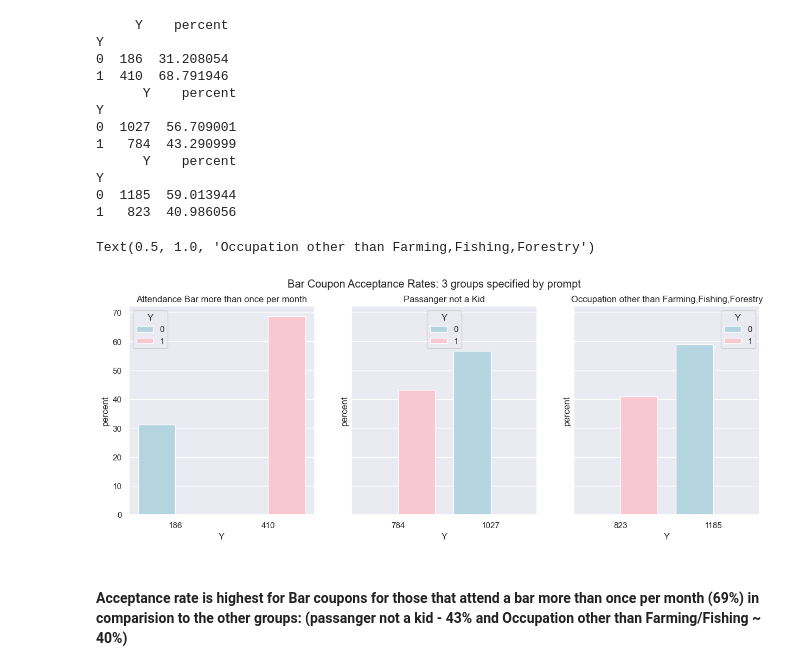
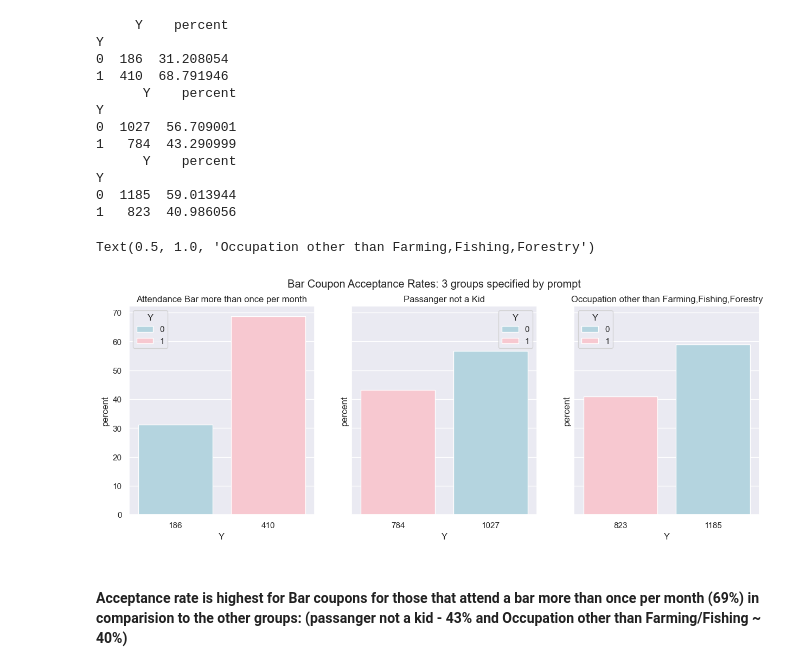
Before and after one commit to kesavan2017/ucbe-AIML-practical-application-51, a Jupyter notebook: prompt.ipynb, the cells around one changed output. Cells and saved outputs as stored; diff of their text form; code cells hidden in the pictures.

```diff
--- a/prompt.ipynb
+++ b/prompt.ipynb
@@ -442,20 +443,20 @@ Y
 # %%
 # Create subplots to visualize the table for the Group that went to a bar 3 or fewer times vs. the group that went to a Bar more than 3 times a per month:
 #
 #
 fig4, axes = plt.subplots(1, 3, figsize=(15, 5), sharey=True)
 fig4.suptitle('Bar Coupon Acceptance Rates: 3 groups specified by prompt')
 
-sns.barplot(ax=axes[0], x=df_bar_moreThan1perMonth_p5_a['Y'], y=df_bar_moreThan1perMonth_p5_a['percent'], hue=df_bar_moreThan1perMonth_p5_a.index.astype(str), palette=['lightblue', 'pink'])
-sns.barplot(ax=axes[1], x=df_bar_moreThan1perMonth_p5_b['Y'], y=df_bar_moreThan1perMonth_p5_b['percent'], hue=df_bar_moreThan1perMonth_p5_b.index.astype(str), palette=['lightblue', 'pink'])
-sns.barplot(ax=axes[2], x=df_bar_moreThan1perMonth_p5_c['Y'], y=df_bar_moreThan1perMonth_p5_c['percent'], hue=df_bar_moreThan1perMonth_p5_c.index.astype(str), palette=['lightblue', 'pink'])
+sns.barplot(ax=axes[0], x=df_bar_moreThan1perMonth_p5_a['Y'], y=df_bar_moreThan1perMonth_p5_a['percent'], hue=df_bar_moreThan1perMonth_p5_a.index.astype(str), palette=['lightblue', 'pink'], dodge=False)
+sns.barplot(ax=axes[1], x=df_bar_moreThan1perMonth_p5_b['Y'], y=df_bar_moreThan1perMonth_p5_b['percent'], hue=df_bar_moreThan1perMonth_p5_b.index.astype(str), palette=['lightblue', 'pink'], dodge=False)
+sns.barplot(ax=axes[2], x=df_bar_moreThan1perMonth_p5_c['Y'], y=df_bar_moreThan1perMonth_p5_c['percent'], hue=df_bar_moreThan1perMonth_p5_c.index.astype(str), palette=['lightblue', 'pink'], dodge=False)
 
 axes[0].set_title('Attendance Bar more than once per month')
 axes[1].set_title('Passanger not a Kid')
 axes[2].set_title('Occupation other than Farming,Fishing,Forestry')
 # %% [output]
 Text(0.5, 1.0, 'Occupation other than Farming,Fishing,Forestry')
-[figure, old version]
+[figure, new version]
 # %% [markdown]
 #### Acceptance rate is highest for Bar coupons for those that attend a bar more than once per month (69%) in comparision to the other groups: (passanger not a kid - 43% and Occupation other than Farming/Fishing ~ 40%)
 # %% [markdown]
```
Also changed, not shown: parts of 7 cells of this notebook.
